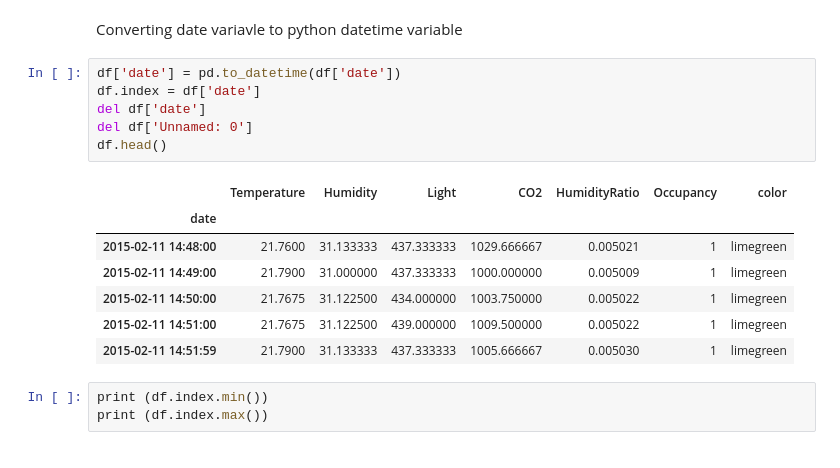
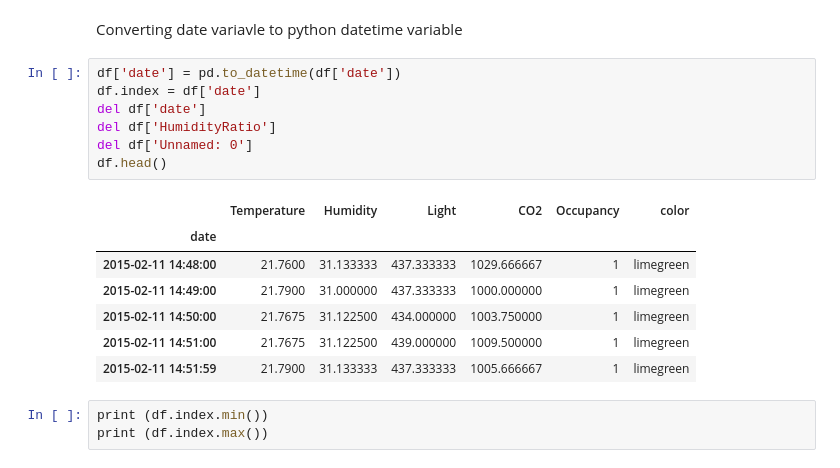
Before and after one commit to pawandhakal/LearningHub, a Jupyter notebook: Occupancy_data_project/Read_occupancy_data.ipynb, the cells around one changed output. Saved outputs shown, nothing was run; the diff lists cells and outputs as text.

```diff
--- a/Occupancy_data_project/Read_occupancy_data.ipynb
+++ b/Occupancy_data_project/Read_occupancy_data.ipynb
@@ -63,17 +69,18 @@ Converting date variavle to python datetime variable
 # %%
 df['date'] = pd.to_datetime(df['date'])
 df.index = df['date']
 del df['date']
+del df['HumidityRatio']
 del df['Unnamed: 0']
 df.head()
 # %% [output]
-|  | Temperature | Humidity | Light | CO2 | HumidityRatio | Occupancy | color |
-| date |  |  |  |  |  |  |  |
-| 2015-02-11 14:48:00 | 21.7600 | 31.133333 | 437.333333 | 1029.666667 | 0.005021 | 1 | limegreen |
-| 2015-02-11 14:49:00 | 21.7900 | 31.000000 | 437.333333 | 1000.000000 | 0.005009 | 1 | limegreen |
-| 2015-02-11 14:50:00 | 21.7675 | 31.122500 | 434.000000 | 1003.750000 | 0.005022 | 1 | limegreen |
-| 2015-02-11 14:51:00 | 21.7675 | 31.122500 | 439.000000 | 1009.500000 | 0.005022 | 1 | limegreen |
-| 2015-02-11 14:51:59 | 21.7900 | 31.133333 | 437.333333 | 1005.666667 | 0.005030 | 1 | limegreen |
+|  | Temperature | Humidity | Light | CO2 | Occupancy | color |
+| date |  |  |  |  |  |  |
+| 2015-02-11 14:48:00 | 21.7600 | 31.133333 | 437.333333 | 1029.666667 | 1 | limegreen |
+| 2015-02-11 14:49:00 | 21.7900 | 31.000000 | 437.333333 | 1000.000000 | 1 | limegreen |
+| 2015-02-11 14:50:00 | 21.7675 | 31.122500 | 434.000000 | 1003.750000 | 1 | limegreen |
+| 2015-02-11 14:51:00 | 21.7675 | 31.122500 | 439.000000 | 1009.500000 | 1 | limegreen |
+| 2015-02-11 14:51:59 | 21.7900 | 31.133333 | 437.333333 | 1005.666667 | 1 | limegreen |
 # %%
 print (df.index.min())
 print (df.index.max())
```
Also changed, not shown: parts of 7 cells of this notebook, 14 other files.
